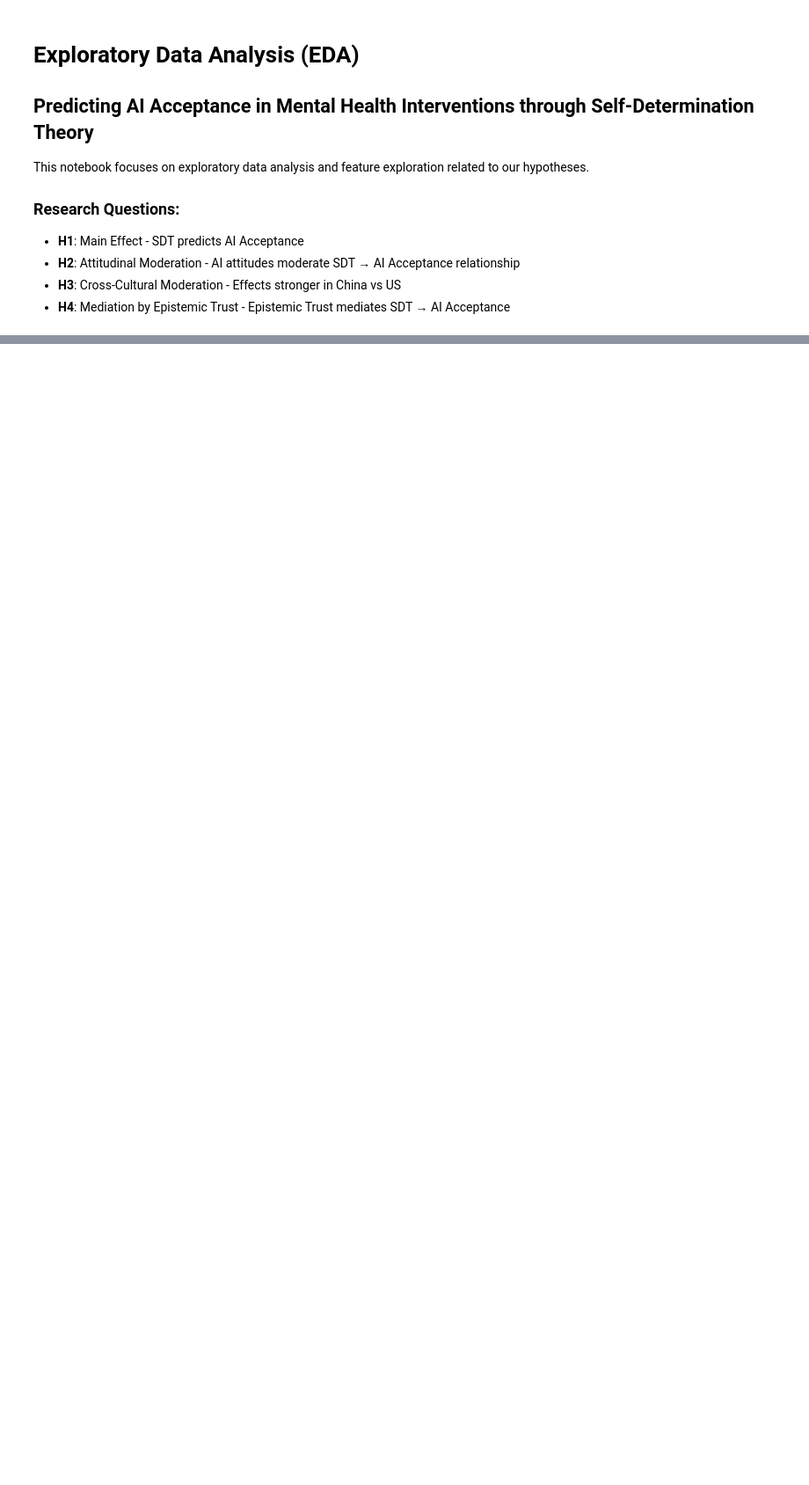
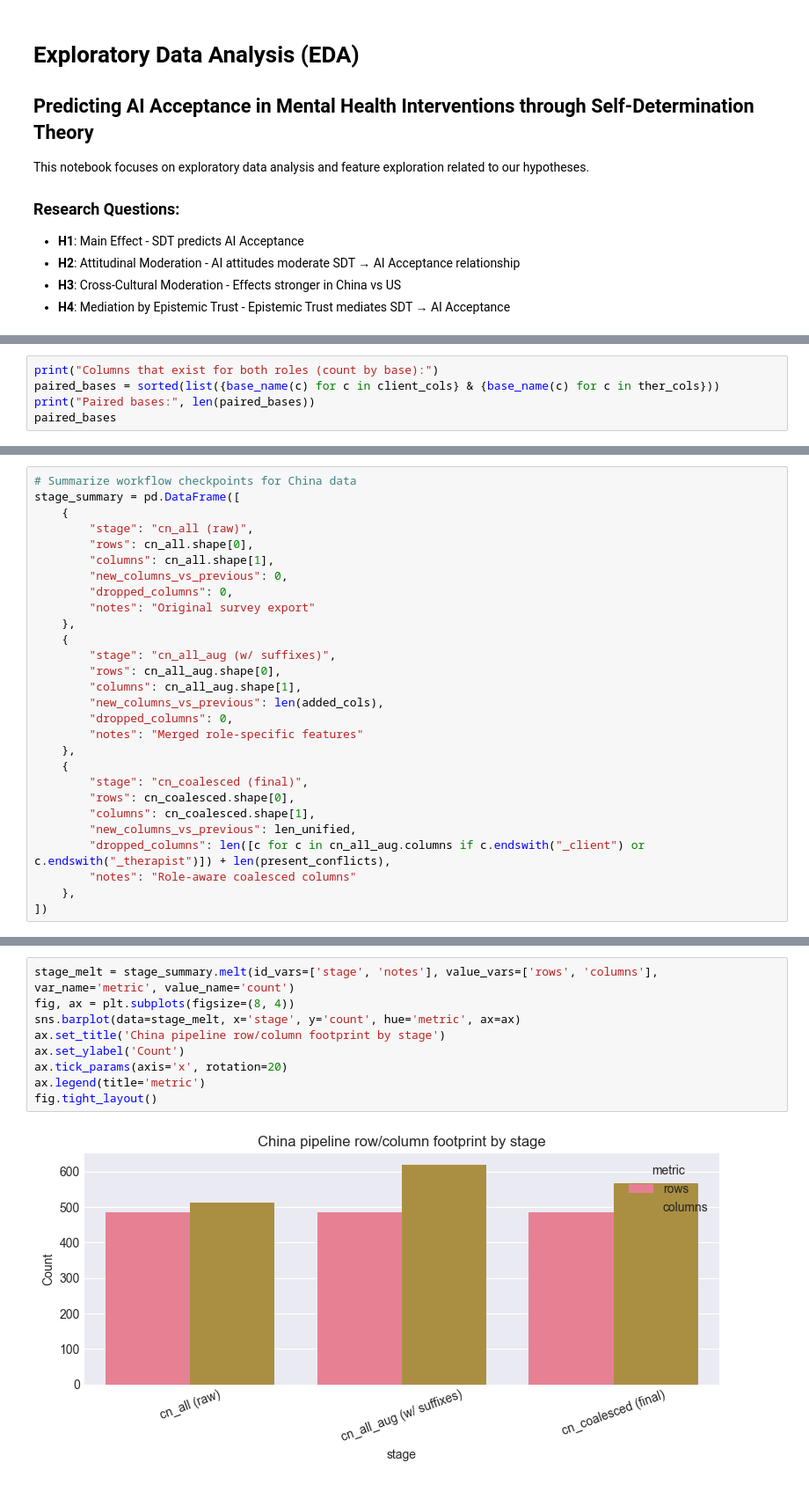
Before and after one commit to ZhaoJackson/AI_Attitude_Psychotherapy, a Jupyter notebook: Exploratory_Data_Analysis.ipynb, the cells around one changed output, grey strips where cells are left out. Shown at 88% size. Drawn from its saved outputs; the diff is of its cells as text; blank space fills up the shorter version.

```diff
--- a/Exploratory_Data_Analysis.ipynb
+++ b/Exploratory_Data_Analysis.ipynb
@@ -373,0 +193,5 @@ print(f"  Variables: {list(combined_data.columns)}")
+# %%
+print("Columns that exist for both roles (count by base):")
+paired_bases = sorted(list({base_name(c) for c in client_cols} & {base_name(c) for c in ther_cols}))
+print("Paired bases:", len(paired_bases))
+paired_bases
@@ -373,0 +380,28 @@ print(f"  Variables: {list(combined_data.columns)}")
+# %%
+# Summarize workflow checkpoints for China data
+stage_summary = pd.DataFrame([
+    {
+        "stage": "cn_all (raw)",
+        "rows": cn_all.shape[0],
+        "columns": cn_all.shape[1],
+        "new_columns_vs_previous": 0,
+        "dropped_columns": 0,
+        "notes": "Original survey export"
+    },
+    {
+        "stage": "cn_all_aug (w/ suffixes)",
+        "rows": cn_all_aug.shape[0],
+        "columns": cn_all_aug.shape[1],
+        "new_columns_vs_previous": len(added_cols),
+        "dropped_columns": 0,
+        "notes": "Merged role-specific features"
+    },
+    {
+        "stage": "cn_coalesced (final)",
+        "rows": cn_coalesced.shape[0],
+        "columns": cn_coalesced.shape[1],
+        "new_columns_vs_previous": len_unified,
+        "dropped_columns": len([c for c in cn_all_aug.columns if c.endswith("_client") or c.endswith("_therapist")]) + len(present_conflicts),
+        "notes": "Role-aware coalesced columns"
+    },
+])
@@ -373,0 +417,11 @@ print(f"  Variables: {list(combined_data.columns)}")
+# %%
+stage_melt = stage_summary.melt(id_vars=['stage', 'notes'], value_vars=['rows', 'columns'], var_name='metric', value_name='count')
+fig, ax = plt.subplots(figsize=(8, 4))
+sns.barplot(data=stage_melt, x='stage', y='count', hue='metric', ax=ax)
+ax.set_title('China pipeline row/column footprint by stage')
+ax.set_ylabel('Count')
+ax.tick_params(axis='x', rotation=20)
+ax.legend(title='metric')
+fig.tight_layout()
+# %% [output]
+[figure, added]
```
Also changed, not shown: parts of 87 cells of this notebook, 2 other files.
